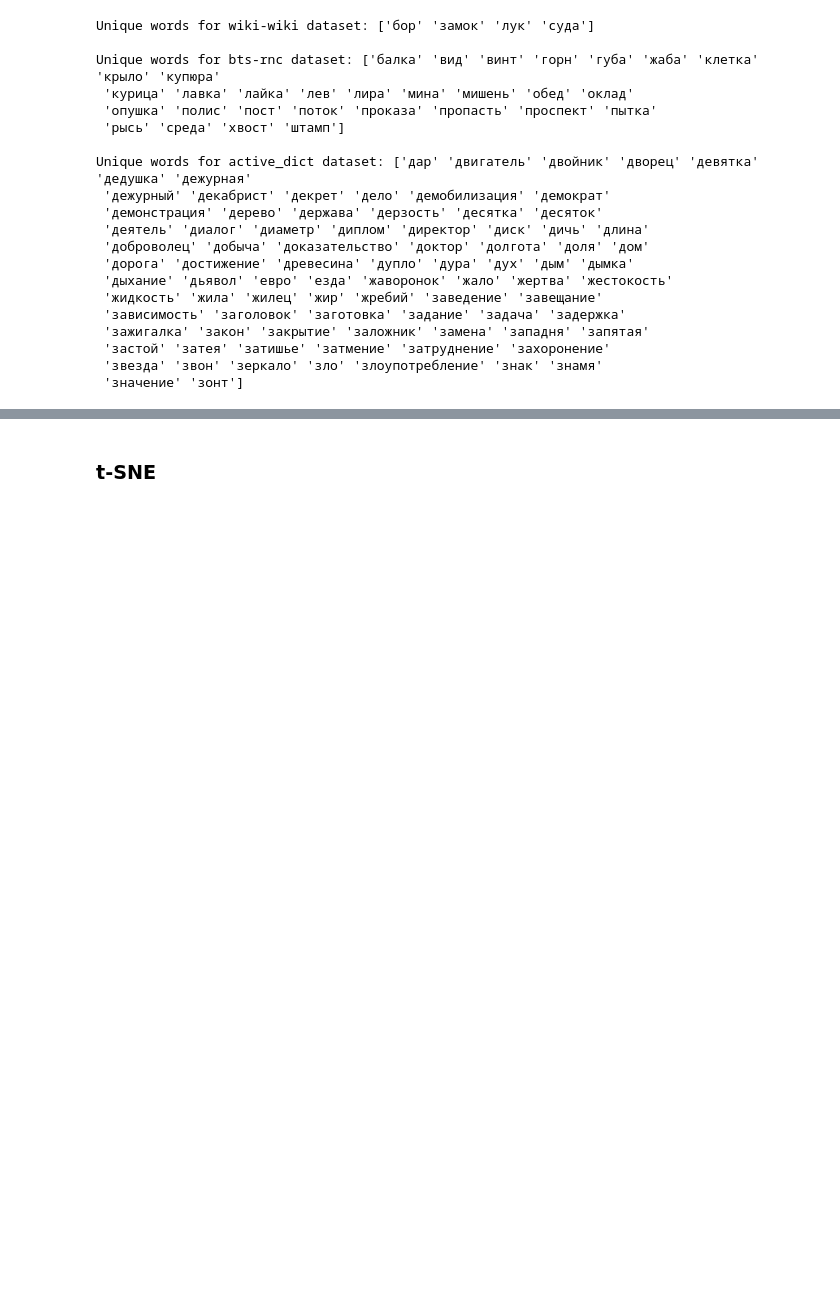
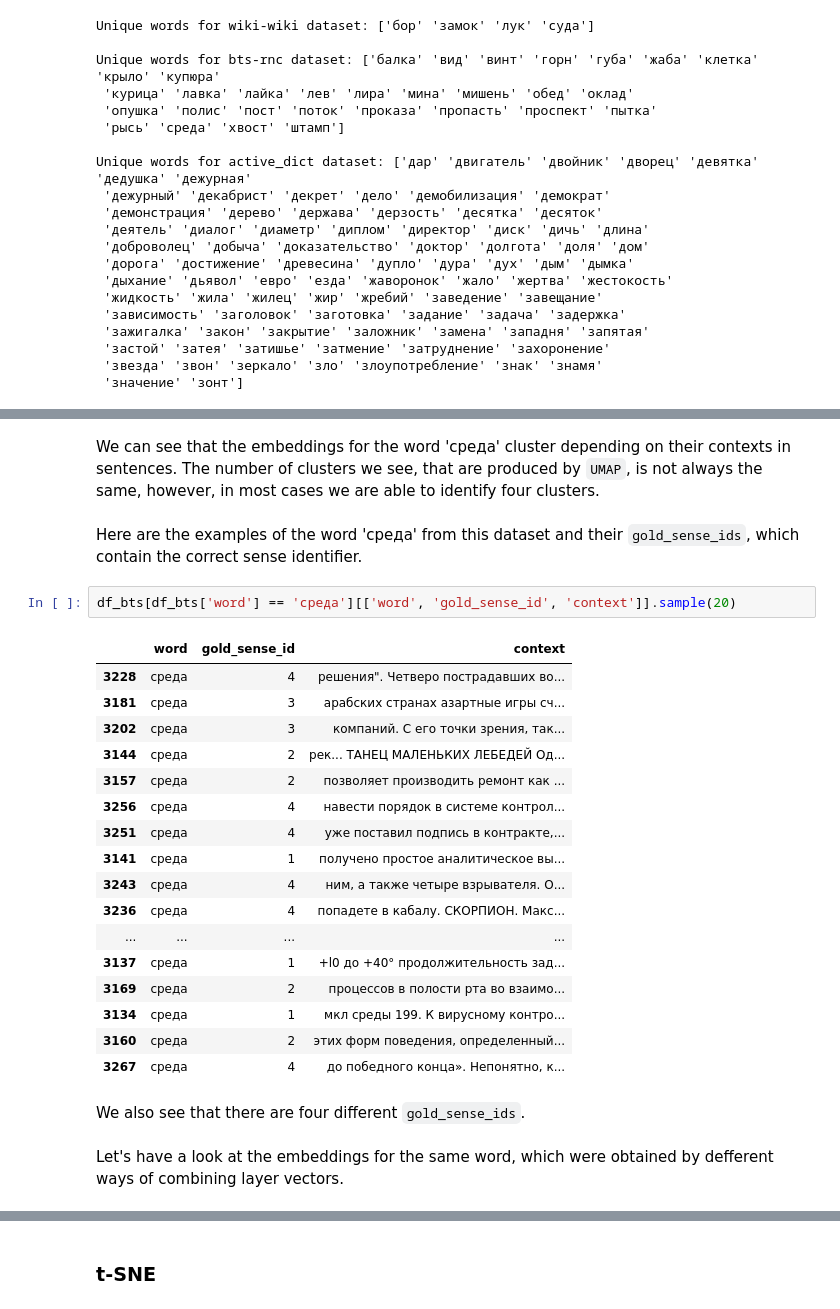
Before and after one commit to LukashevichIlya/DL-in-NLP, a Jupyter notebook: project_polysemy_BERT.ipynb, the cells around one changed output, grey strips where cells are left out. Saved outputs shown, nothing was run; the diff lists cells and outputs as text; blank space fills up the shorter version.

```diff
--- a/project_polysemy_BERT.ipynb
+++ b/project_polysemy_BERT.ipynb
@@ -352,3 +367,31 @@ umap_visualize(emb_bts, words_bts, contexts_bts, bounds_bts, word_number=28)
 [interactive output not drawn]
 [interactive output not drawn]
 [interactive output not drawn]
+# %% [markdown]
+We can see that the embeddings for the word 'среда' cluster depending on their contexts in sentences. The number of clusters we see, that are produced by `UMAP`, is not always the same, however, in most cases we are able to identify four clusters.
+# %% [markdown]
+Here are the examples of the word 'среда' from this dataset and their `gold_sense_ids`, which contain the correct sense identifier.
+# %%
+df_bts[df_bts['word'] == 'среда'][['word', 'gold_sense_id', 'context']].sample(20)
+# %% [output]
+|  | word | gold_sense_id | context |
+| 3228 | среда | 4 | решения". Четверо пострадавших во... |
+| 3181 | среда | 3 | арабских странах азартные игры сч... |
+| 3202 | среда | 3 | компаний. С его точки зрения, так... |
+| 3144 | среда | 2 | рек... ТАНЕЦ МАЛЕНЬКИХ ЛЕБЕДЕЙ Од... |
+| 3157 | среда | 2 | позволяет производить ремонт как ... |
+| 3256 | среда | 4 | навести порядок в системе контрол... |
+| 3251 | среда | 4 | уже поставил подпись в контракте,... |
+| 3141 | среда | 1 | получено простое аналитическое вы... |
+| 3243 | среда | 4 | ним, а также четыре взрывателя. О... |
+| 3236 | среда | 4 | попадете в кабалу. СКОРПИОН. Макс... |
+| ... | ... | ... | ... |
+| 3137 | среда | 1 | +l0 до +40° продолжительность зад... |
+| 3169 | среда | 2 | процессов в полости рта во взаимо... |
+| 3134 | среда | 1 | мкл среды 199. К вирусному контро... |
+| 3160 | среда | 2 | этих форм поведения, определенный... |
+| 3267 | среда | 4 | до победного конца». Непонятно, к... |
+# %% [markdown]
+We also see that there are four different `gold_sense_ids`.
+# %% [markdown]
+Let's have a look at the embeddings for the same word, which were obtained by defferent ways of combining layer vectors.
```
Also changed, not shown: parts of 13 cells of this notebook.
